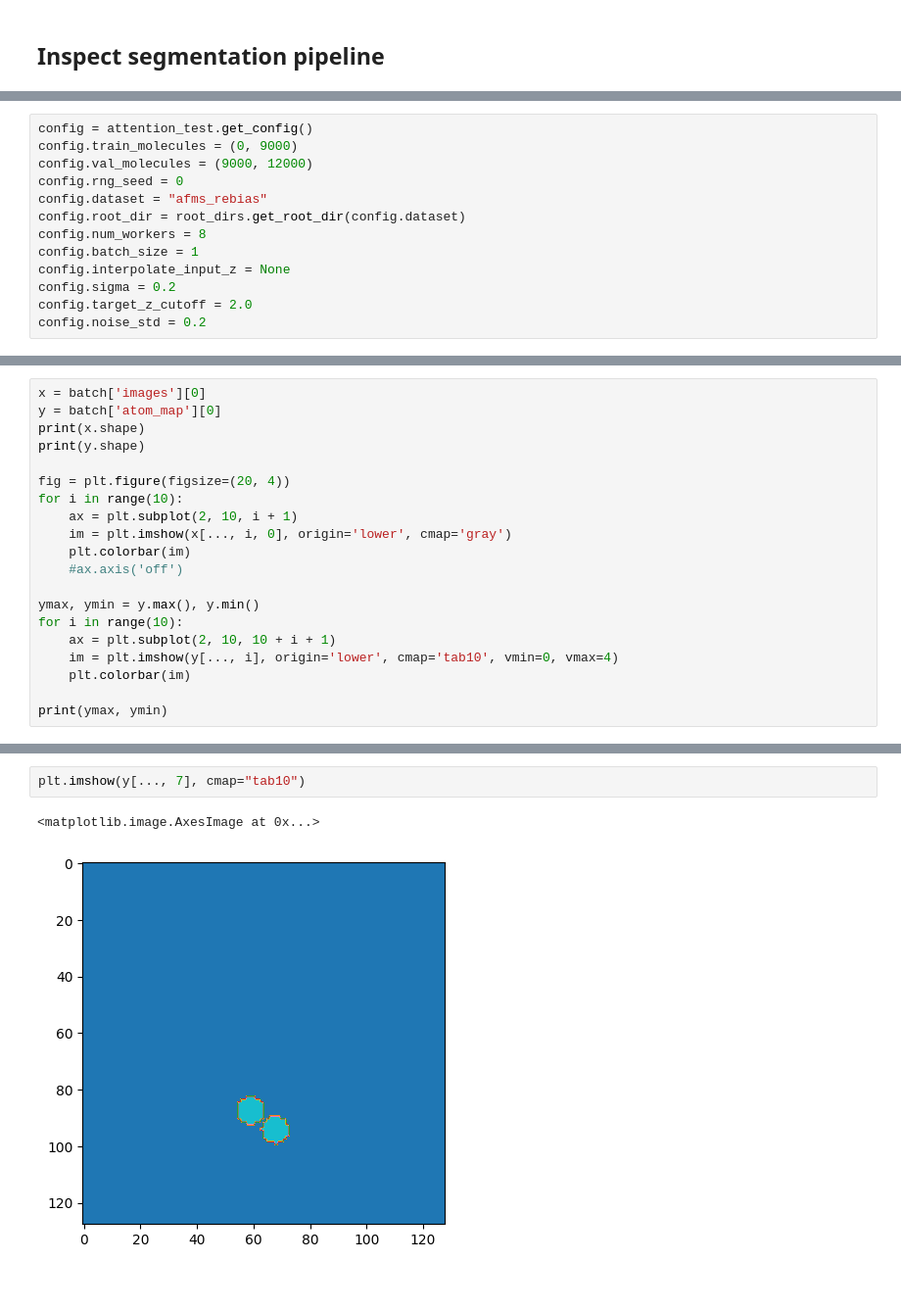
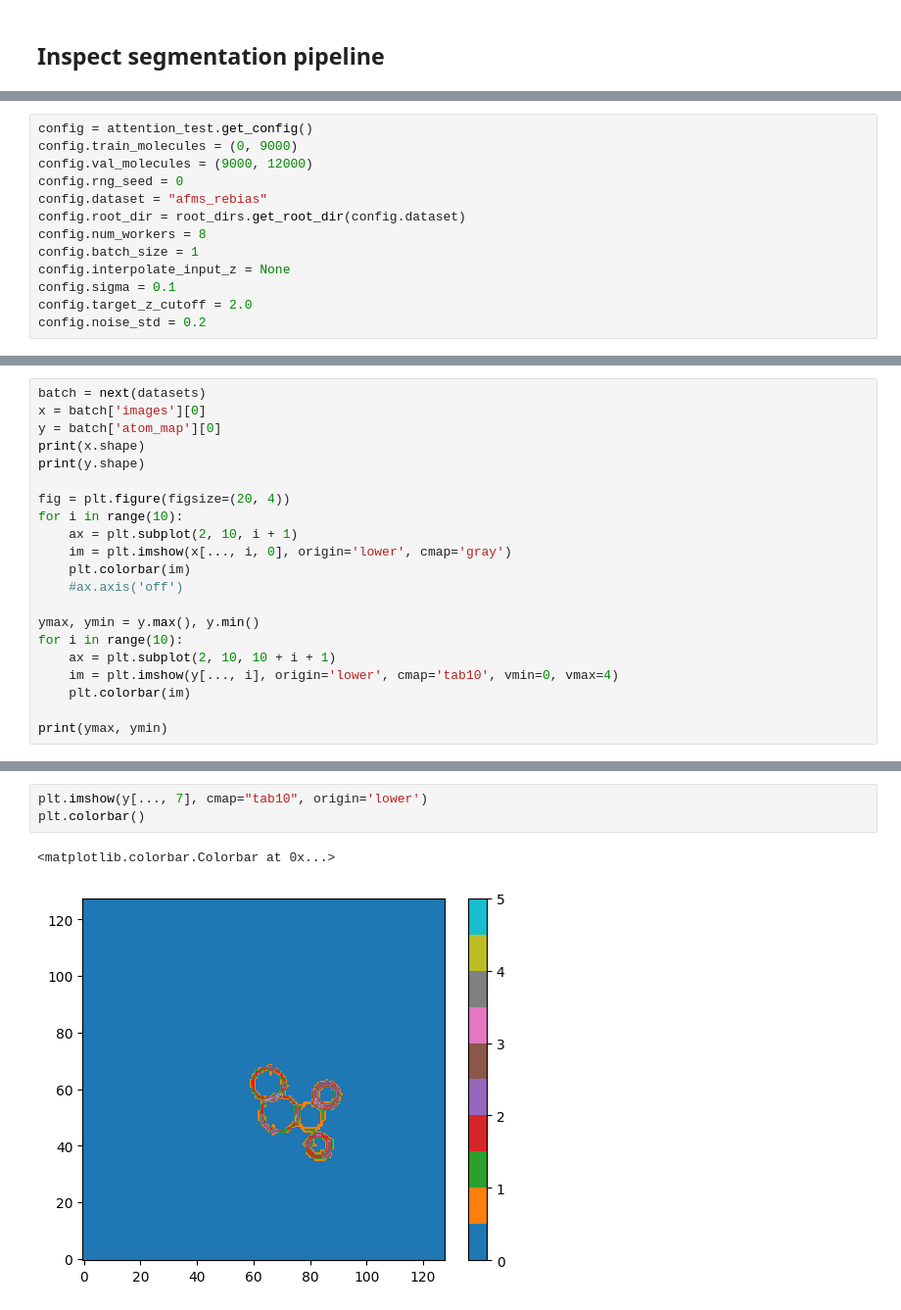
Before and after one commit to LauriKurki/molecule-net, a Jupyter notebook: notebooks/test_input_pipeline.ipynb, the cells around one changed output, grey strips where cells are left out. Shown at 98% size. Cells and saved outputs as stored; diff of their text form; blank space fills up the shorter version.

```diff
--- a/notebooks/test_input_pipeline.ipynb
+++ b/notebooks/test_input_pipeline.ipynb
@@ -379,7 +393,7 @@ config.root_dir = root_dirs.get_root_dir(config.dataset)
 config.num_workers = 8
 config.batch_size = 1
 config.interpolate_input_z = None
-config.sigma = 0.2
+config.sigma = 0.1
 config.target_z_cutoff = 2.0
 config.noise_std = 0.2
 # %%
@@ -407,4 +420,5 @@ batch = next(datasets)
 # %%
+batch = next(datasets)
 x = batch['images'][0]
 y = batch['atom_map'][0]
 print(x.shape)
@@ -432,5 +446,6 @@ print(ymax, ymin)
 # %%
-plt.imshow(y[..., 7], cmap="tab10")
+plt.imshow(y[..., 7], cmap="tab10", origin='lower')
+plt.colorbar()
 # %% [output]
-<matplotlib.image.AxesImage at 0x...>
+<matplotlib.colorbar.Colorbar at 0x...>
-[figure, old version]
+[figure, new version]
```
Also changed, not shown: parts of 5 cells of this notebook, 1 other file.
